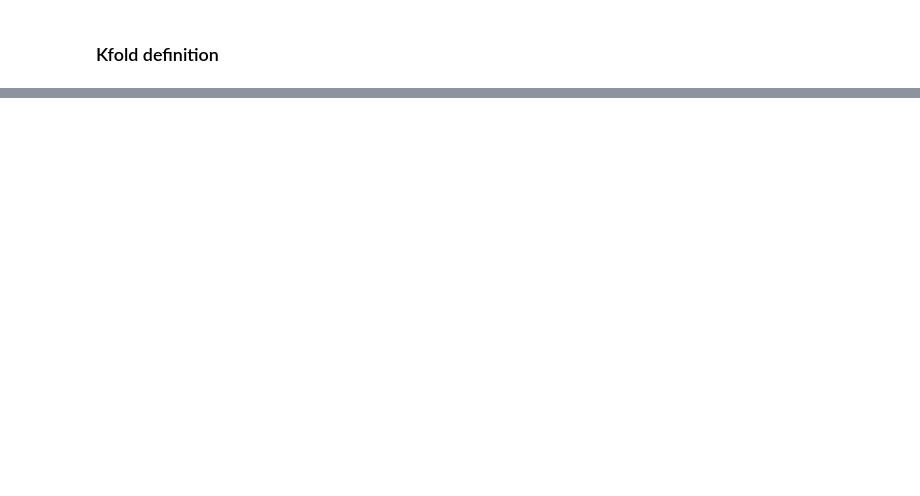
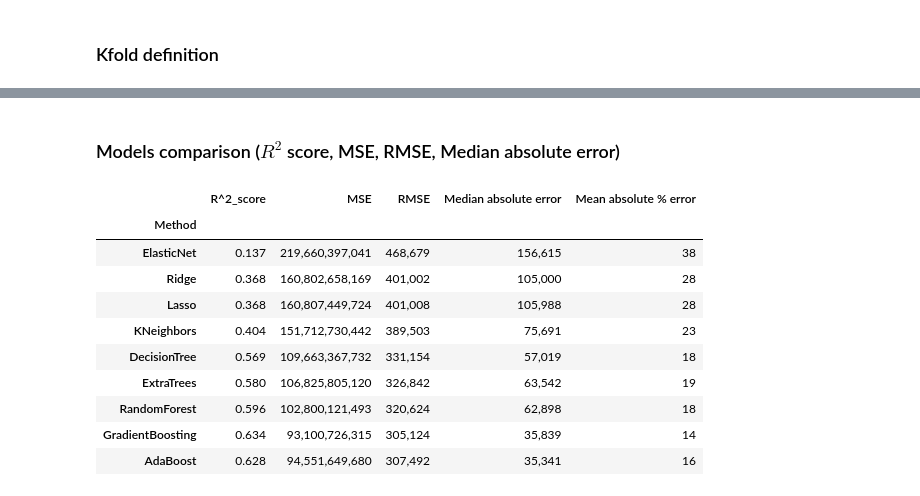
Before and after one commit to eeedyta/price_predictor, a Jupyter notebook: 02. Price_estimation.ipynb, the cells around one changed output, grey strips where cells are left out. Saved outputs shown, nothing was run; the diff lists cells and outputs as text; code cells hidden in the pictures; blank space fills up the shorter version.

```diff
--- a/02. Price_estimation.ipynb
+++ b/02. Price_estimation.ipynb
@@ -532,7 +581,7 @@ pipe3 = Pipeline([
     ('lasso', Lasso())])
 
 
-param_grid3 = {'lasso__alpha': [1,5,10,15,20,25,30,35,40,45,50]}
+param_grid3 = {'lasso__alpha': [0.001,0.01,0.1,1,2,3,4,5,6,7,8,9,10,25,50,100]}
 
 grid_3 = GridSearchCV(pipe3, param_grid3, cv=kfold, n_jobs=-1)
 # %%
@@ -626,3 +694,21 @@ grid_9 = GridSearchCV(pipe9, param_grid9, cv=kfold, n_jobs=-1)
+# %%
+pipe9 = Pipeline([('preprocessing', combined_pipe), ('scale', StandardScaler()),
+                   ('regressor', AdaBoostRegressor())])
+
+
+
+param_grid9 = {'regressor__base_estimator': [ElasticNet(alpha=6, l1_ratio = 0),
+                                       Lasso(alpha=100),
+                                       Ridge(alpha=100),
+                                       KNeighborsRegressor(algorithm='brute',leaf_size=5,n_neighbors=10),
+                                       DecisionTreeRegressor(max_depth=15,max_leaf_nodes=200,min_samples_leaf=10),
+                                       ExtraTreesRegressor(max_leaf_nodes=200,max_samples=100,n_estimators=25),
+                                       RandomForestRegressor(max_leaf_nodes=100,max_samples=200,n_estimators=20),
+                                       GradientBoostingRegressor(n_estimators=200,min_samples_leaf=15,max_depth=100)],
+              'regressor__n_estimators':[5,10,25,50,75,100],
+              'regressor__loss':['linear', 'square','exponential']}
+
+grid_9= GridSearchCV(pipe9, param_grid9, cv=kfold, n_jobs=-1)
 # %%
 grid_9.fit(X_train, y_train)
 grid_9.best_params_
@@ -742,0 +727,42 @@ analiza bledow
+# %% [markdown]
+### Models comparison ($R^2$ score, MSE, RMSE, Median absolute error)
+# %%
+model_names = ['ElasticNet','Ridge','Lasso','KNeighbors','DecisionTree','ExtraTrees',
+               'RandomForest','GradientBoosting','AdaBoost']
+
+model_list = [grid_1,grid_2,grid_3,grid_4,grid_5,grid_6,grid_7,grid_8,grid_9]
+
+R2_score=[]
+MSE=[]
+RMSE=[]
+MAE = []
+MApE = []
+
+for i in model_list:
+    R2_score.append(round(metrics.r2_score(y_test, i.predict(X_test)),3))
+    MSE.append('{0:,}'.format(math.trunc(metrics.mean_squared_error(y_test, i.predict(X_test)))))
+    RMSE.append('{0:,}'.format(math.trunc(math.sqrt(metrics.mean_squared_error(y_test, i.predict(X_test))))))
+    MAE.append('{0:,}'.format(math.trunc(metrics.median_absolute_error(y_test, i.predict(X_test)))))
+    MApE.append(math.trunc(np.mean(np.abs((y_test - i.predict(X_test))/y_test))*100))
+
+
+d = {'R^2_score': R2_score,'MSE':MSE, "RMSE":RMSE,"Median absolute error":MAE, "Mean absolute % error": MApE}
+
+
+results_comparison = pd.DataFrame(data=d)
+results_comparison.insert(loc=0, column='Method', value=model_names)
+results_comparison.set_index('Method',inplace=True)
+
+results_comparison
+# %% [output]
+|  | R^2_score | MSE | RMSE | Median absolute error | Mean absolute % error |
+| Method |  |  |  |  |  |
+| ElasticNet | 0.137 | 219,660,397,041 | 468,679 | 156,615 | 38 |
+| Ridge | 0.368 | 160,802,658,169 | 401,002 | 105,000 | 28 |
+| Lasso | 0.368 | 160,807,449,724 | 401,008 | 105,988 | 28 |
+| KNeighbors | 0.404 | 151,712,730,442 | 389,503 | 75,691 | 23 |
+| DecisionTree | 0.569 | 109,663,367,732 | 331,154 | 57,019 | 18 |
+| ExtraTrees | 0.580 | 106,825,805,120 | 326,842 | 63,542 | 19 |
+| RandomForest | 0.596 | 102,800,121,493 | 320,624 | 62,898 | 18 |
+| GradientBoosting | 0.634 | 93,100,726,315 | 305,124 | 35,839 | 14 |
+| AdaBoost | 0.628 | 94,551,649,680 | 307,492 | 35,341 | 16 |
```
Also changed, not shown: parts of 63 cells of this notebook, 2 other files.
